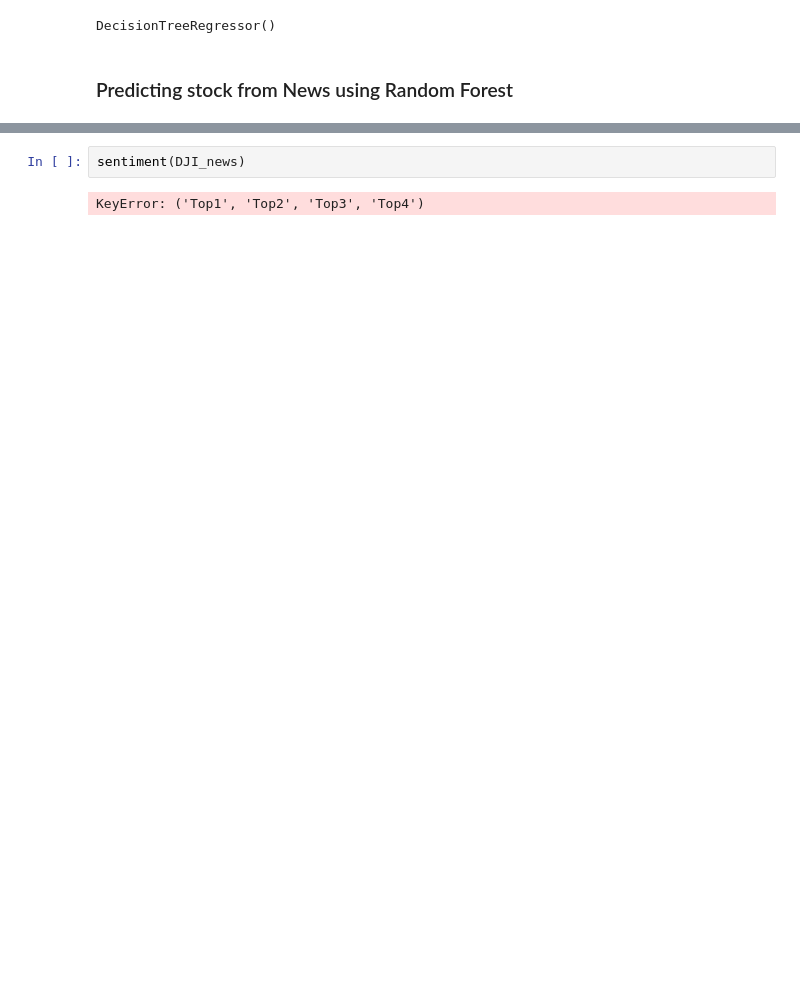
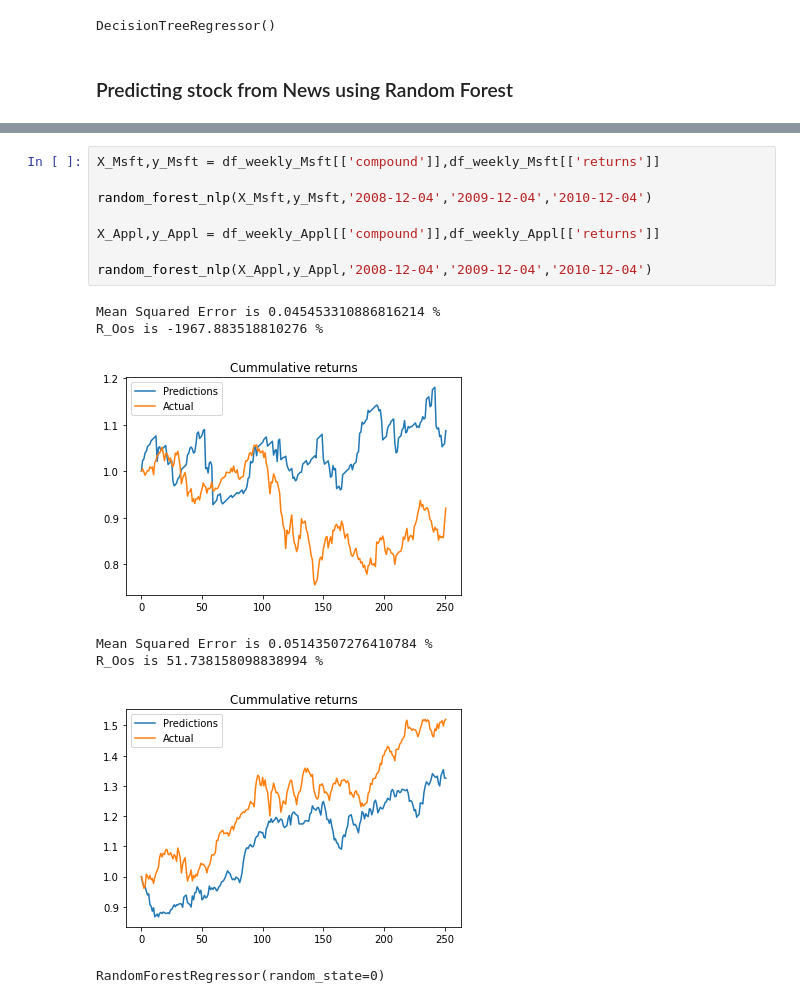
Before and after one commit to mike-explosion/NLP_for_tech_sector_companies, a Jupyter notebook: NLP_Stock_Predictions.ipynb, the cells around one changed output, grey strips where cells are left out. Cells and saved outputs as stored; diff of their text form; blank space fills up the shorter version.

```diff
--- a/NLP_Stock_Predictions.ipynb
+++ b/NLP_Stock_Predictions.ipynb
@@ -281,4 +270,16 @@ DJI_news
-# %%
-sentiment(DJI_news)
-# %% [output]
-KeyError: ('Top1', 'Top2', 'Top3', 'Top4')
+# %%
+X_Msft,y_Msft = df_weekly_Msft[['compound']],df_weekly_Msft[['returns']]
+
+random_forest_nlp(X_Msft,y_Msft,'2008-12-04','2009-12-04','2010-12-04')
+
+X_Appl,y_Appl = df_weekly_Appl[['compound']],df_weekly_Appl[['returns']]
+
+random_forest_nlp(X_Appl,y_Appl,'2008-12-04','2009-12-04','2010-12-04')
+# %% [output]
+Mean Squared Error is 0.045453310886816214 %
+R_Oos is -1967.883518810276 %
+[figure, added]
+Mean Squared Error is 0.05143507276410784 %
+R_Oos is 51.738158098838994 %
+[figure, added]
+RandomForestRegressor(random_state=0)
```
Also changed, not shown: parts of 24 cells of this notebook.
